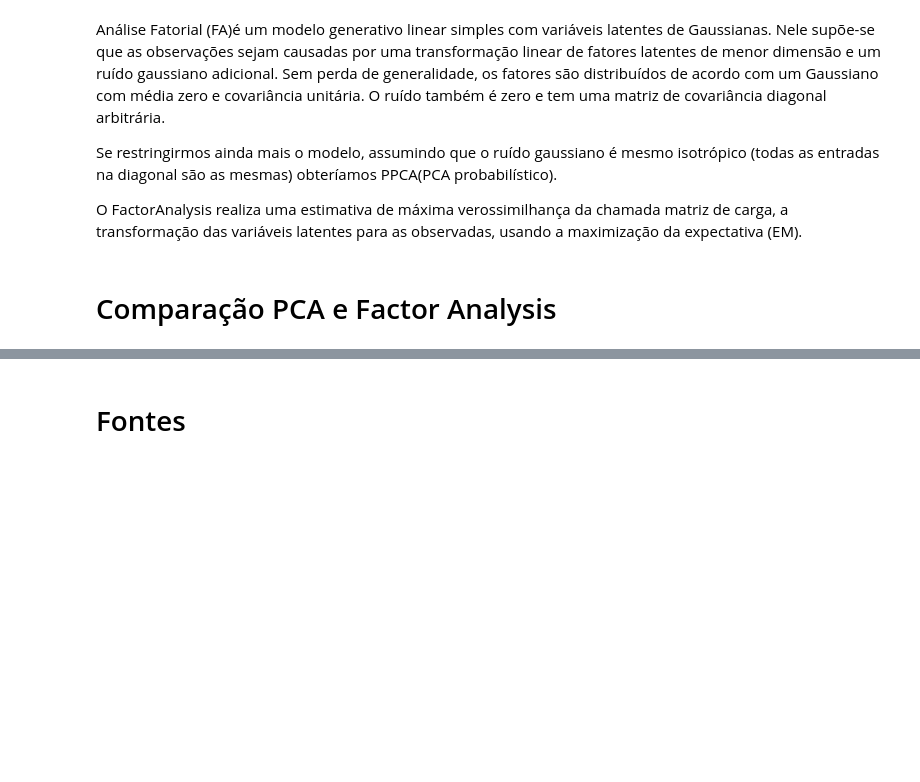
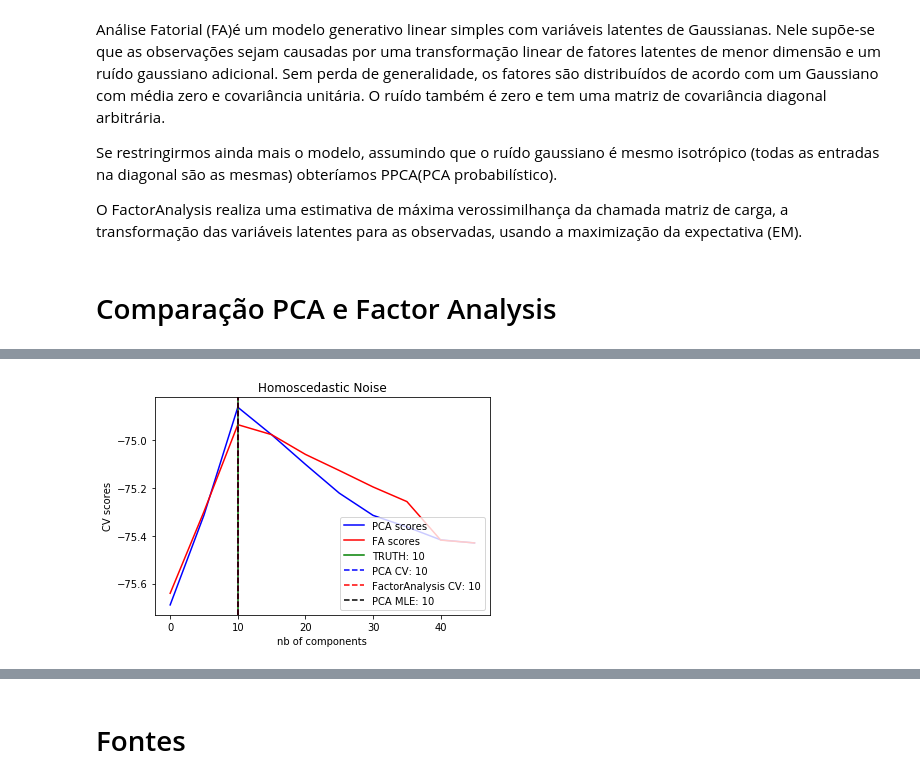
Before and after one commit to brunolmourao/machine-learning, a Jupyter notebook: Trabalho Extra.ipynb, the cells around one changed output, grey strips where cells are left out. Saved outputs shown, nothing was run; the diff lists cells and outputs as text; code cells hidden in the pictures; blank space fills up the shorter version.

```diff
--- a/Trabalho Extra.ipynb
+++ b/Trabalho Extra.ipynb
@@ -22,4 +22,0 @@ from sklearn.decomposition import FactorAnalysis
-# %%
-X = np.array([[-1, -1], [-2, -1], [-3, -2], [1, 1], [2, 1], [3, 2]])
-pca = PCA(n_components=2)
-pca.fit(X)
@@ -28,0 +23,78 @@ PCA(copy=True, iterated_power='auto', n_components=2, random_state=None,
+# %%
+import numpy as np
+import matplotlib.pyplot as plt
+from scipy import linalg
+
+from sklearn.decomposition import PCA, FactorAnalysis
+from sklearn.covariance import ShrunkCovariance, LedoitWolf
+from sklearn.model_selection import cross_val_score
+from sklearn.model_selection import GridSearchCV
+
+# #############################################################################
+#Data
+
+n_samples, n_features, rank = 1000, 50, 10
+sigma = 1.
+rng = np.random.RandomState(42)
+U, _, _ = linalg.svd(rng.randn(n_features, n_features))
+X = np.dot(rng.randn(n_samples, rank), U[:, :rank].T)
+
+# Adding homoscedastic noise
+X_homo = X + sigma * rng.randn(n_samples, n_features)
+
+# Adding heteroscedastic noise
+sigmas = sigma * rng.rand(n_features) + sigma / 2.
+X_hetero = X + rng.randn(n_samples, n_features) * sigmas
+
+# #############################################################################
+# Fit the models
+
+n_components = np.arange(0, n_features, 5)  # options for n_components
+
+
+def compute_scores(X):
+    pca = PCA(svd_solver='full')
+    fa = FactorAnalysis()
+
+    pca_scores, fa_scores = [], []
+    for n in n_components:
+        pca.n_components = n
+        fa.n_components = n
+        pca_scores.append(np.mean(cross_val_score(pca, X, cv=5)))
+        fa_scores.append(np.mean(cross_val_score(fa, X, cv=5)))
+
+    return pca_scores, fa_scores
+
+
+for X, title in [(X_homo, 'Homoscedastic Noise'),
+                 (X_hetero, 'Heteroscedastic Noise')]:
+    pca_scores, fa_scores = compute_scores(X)
+    n_components_pca = n_components[np.argmax(pca_scores)]
+    n_components_fa = n_components[np.argmax(fa_scores)]
+
+    pca = PCA(svd_solver='full', n_components='mle')
+    pca.fit(X)
+    n_components_pca_mle = pca.n_components_
+
+    print("best n_components by PCA CV = %d" % n_components_pca)
+    print("best n_components by FactorAnalysis CV = %d" % n_components_fa)
+    print("best n_components by PCA MLE = %d" % n_components_pca_mle)
+
+    plt.figure()
+    plt.plot(n_components, pca_scores, 'b', label='PCA scores')
+    plt.plot(n_components, fa_scores, 'r', label='FA scores')
+    plt.axvline(rank, color='g', label='TRUTH: %d' % rank, linestyle='-')
+    plt.axvline(n_components_pca, color='b',
+                label='PCA CV: %d' % n_components_pca, linestyle='--')
+    plt.axvline(n_components_fa, color='r',
+                label='FactorAnalysis CV: %d' % n_components_fa,
+                linestyle='--')
+    plt.axvline(n_components_pca_mle, color='k',
+                label='PCA MLE: %d' % n_components_pca_mle, linestyle='--')
+    plt.xlabel('nb of components')
+    plt.ylabel('CV scores')
+    plt.legend(loc='lower right')
+    plt.title(title)
+
+plt.show()
+# %% [output]
@@ -28,0 +107 @@ PCA(copy=True, iterated_power='auto', n_components=2, random_state=None,
+[figure, added]
```
Also changed, not shown: parts of 14 cells of this notebook, 2 other files.
